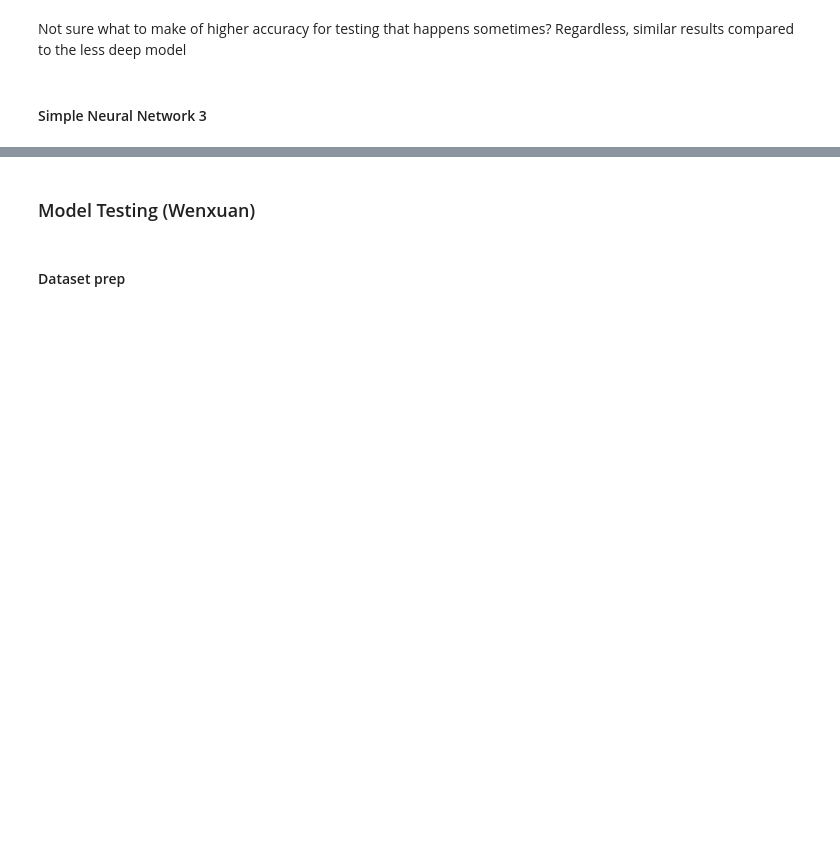
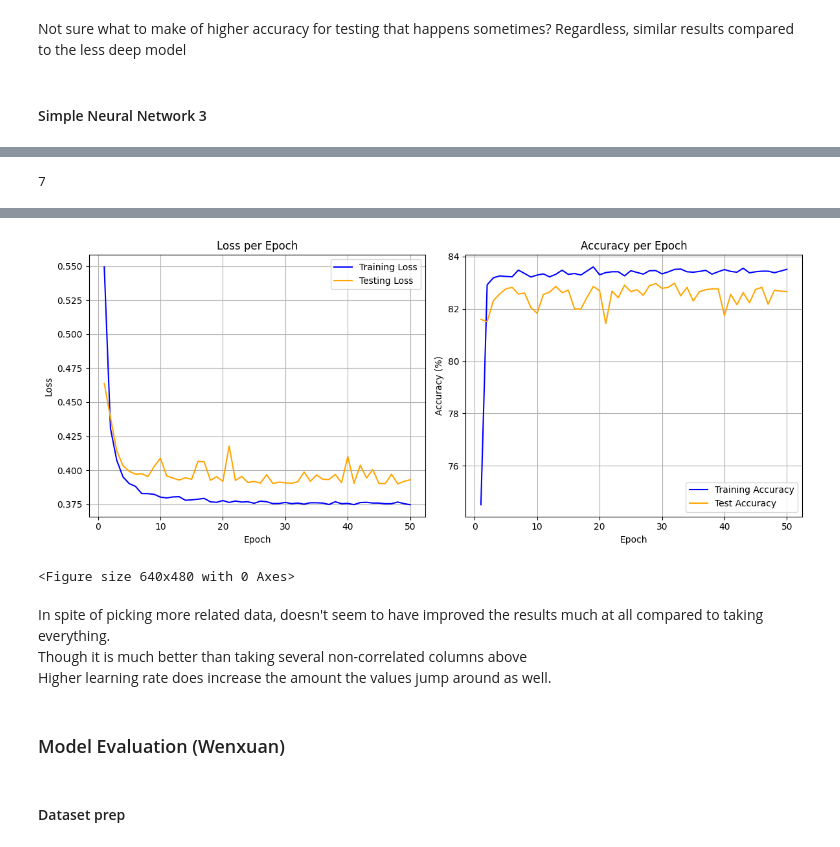
Before and after one commit to paranjaa/ece1508-student-depression-project, a Jupyter notebook: ECE1508_Project.ipynb, the cells around one changed output, grey strips where cells are left out. Drawn from its saved outputs; the diff is of its cells as text; code cells hidden in the pictures; blank space fills up the shorter version.

Commit message:
Added another model to run on correlated columns, ran Wenxaun's section another time with the proper data

```diff
--- a/ECE1508_Project.ipynb
+++ b/ECE1508_Project.ipynb
@@ -753,0 +754,5 @@ Trying another model with just the correlated
+# %%
+df_3 = df_1[['Academic Pressure', 'CGPA', 'diet_Unhealthy', 'diet_Others', 'Have you ever had suicidal thoughts ?' , 'Work/Study Hours', 'Financial Stress', 'Depression']]
+
+df_3.info()
+# df_1.info()
@@ -753,0 +775,64 @@ Trying another model with just the correlated
+# %%
+
+# same as before, get everything except last row, save that for the labels
+X = df_3.iloc[:, 0:-1].values
+y = df_3.iloc[:, -1].values
+
+# try out a different random state as well?
+X_train, X_test, y_train, y_test = train_test_split(X, y, test_size=0.2, random_state=81)
+
+X_train = torch.tensor(X_train.astype(np.float32))
+X_test = torch.tensor(X_test.astype(np.float32))
+
+
+y_train = torch.tensor(y_train, dtype=torch.float32).view(-1, 1)
+y_test = torch.tensor(y_test, dtype=torch.float32).view(-1, 1)
+
+
+train_dataset = TensorDataset(X_train, y_train)
+test_dataset = TensorDataset(X_test, y_test)
+
+# could have changed the batch size, come to think of it
+batch_size = 50
+
+train_loader = DataLoader(train_dataset, batch_size, shuffle=True)
+test_loader = DataLoader(test_dataset, batch_size, shuffle=False)
+
+X_train.size(1)
+# %% [output]
+7
+# %%
+class CorrelatedNN1(nn.Module):
+    def __init__(self):
+        super(CorrelatedNN1, self).__init__()
+        #even simpler network
+        self.model = nn.Sequential(
+            nn.Linear(7, 10),
+            nn.ReLU(),
+            nn.Linear(10, 8),
+            nn.ReLU(),
+            nn.Linear(8, 6),
+            nn.ReLU(),
+            nn.Linear(6, 4),
+            nn.ReLU(),
+            nn.Linear(4, 2),
+            nn.ReLU(),
+            nn.Linear(2, 1),
+            nn.Sigmoid()
+        )
+
+
+    def forward(self, x):
+      return self.model(x)
+# %%
+model = CorrelatedNN1()
+loss_function = nn.BCELoss()
+# also wanted to mess with the learning rate
+optimizer = optim.Adam(model.parameters(), lr=0.0015)
+num_epochs = 50
+
+device = torch.device("cuda" if torch.cuda.is_available() else "cpu")
+model.to(device)
+
+evaluate(model, train_loader, test_loader, loss_function, optimizer, num_epochs)
+# %% [output]
@@ -754,5 +856,11 @@ Trying another model with just the correlated
+[figure, added]
+<Figure size 640x480 with 0 Axes>
+# %% [markdown]
+In spite of picking more related data, doesn't seem to have improved the results much at all compared to taking everything.
+<br> Though it is much better than taking several non-correlated columns above
+<br> Higher learning rate does increase the amount the values jump around as well.
 # %% [markdown]
-### Model Testing (Wenxuan)
+### Model Evaluation (Wenxuan)
 # %% [markdown]
 #### Dataset prep ####
 # %% [markdown]
```
Also changed, not shown: parts of 13 cells of this notebook.
